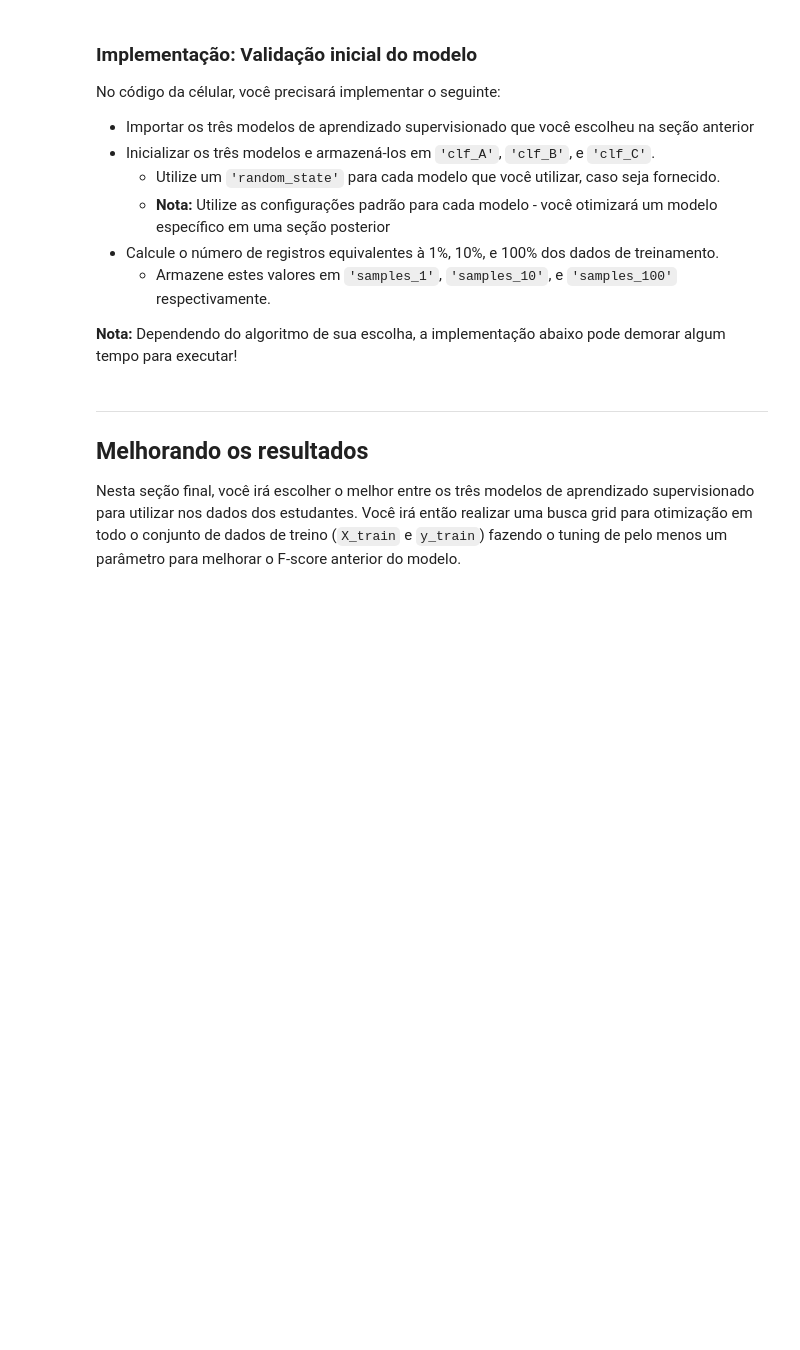
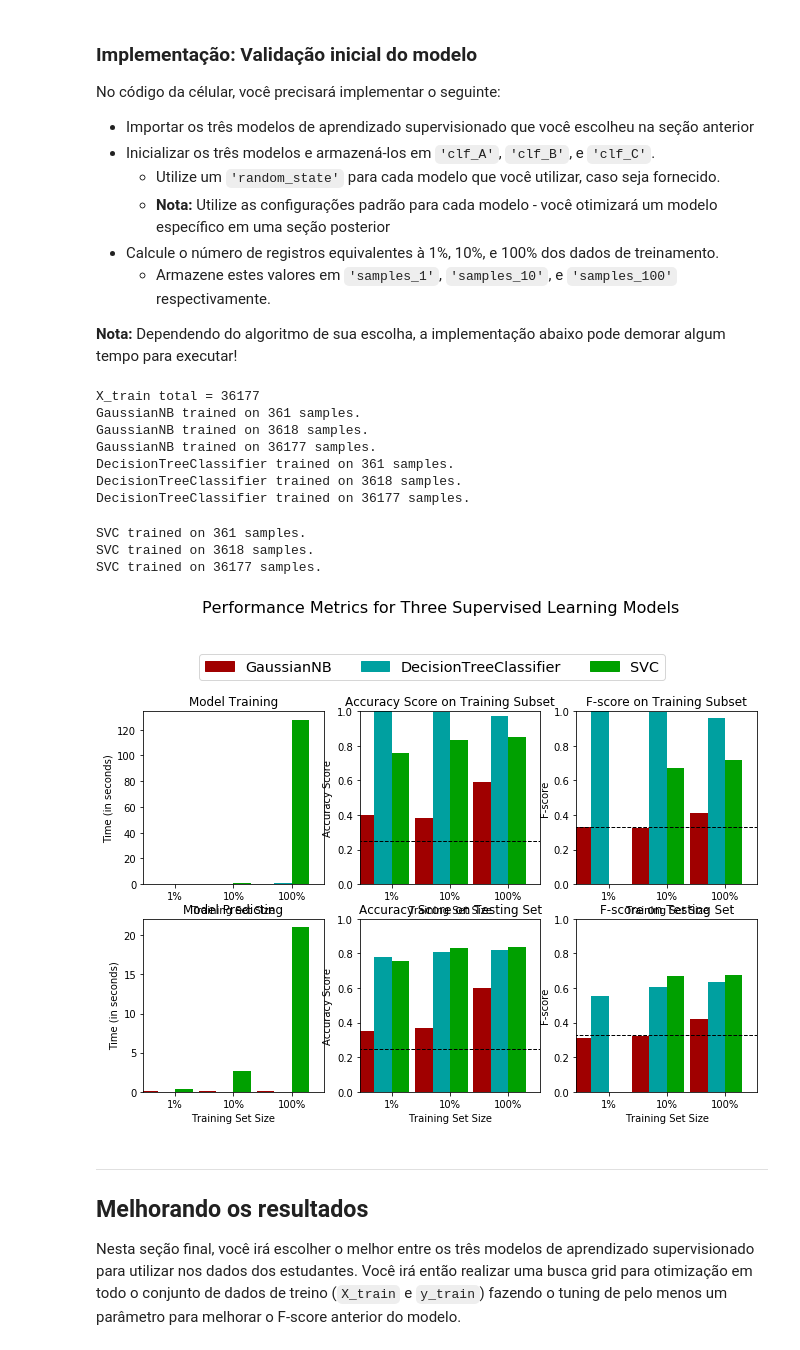
Before and after one commit to jmbrunetto/UdacityCharityML, a Jupyter notebook: finding_donors/finding_donors_PT.ipynb, the cells around one changed output. Cells and saved outputs as stored; diff of their text form; code cells hidden in the pictures; blank space fills up the shorter version.

Commit message:
Visualização Funcionando

```diff
--- a/finding_donors/finding_donors_PT.ipynb
+++ b/finding_donors/finding_donors_PT.ipynb
@@ -349,6 +349,7 @@ Para avaliar adequadamente a performance de cada um dos modelos que você escolh
 # TODO: Import two metrics from sklearn - fbeta_score and accuracy_score
 
 def train_predict(learner, sample_size, X_train, y_train, X_test, y_test):
+    from sklearn.metrics import fbeta_score, accuracy_score
     '''
     inputs:
        - learner: the learning algorithm to be trained and predicted on
@@ -363,33 +364,33 @@ def train_predict(learner, sample_size, X_train, y_train, X_test, y_test):
 
     # TODO: Fit the learner to the training data using slicing with 'sample_size' using .fit(training_features[:], training_labels[:])
     start = time() # Get start time
-    learner = None
+    learner = learner.fit(X_train[:sample_size], y_train[:sample_size])
     end = time() # Get end time
 
     # TODO: Calculate the training time
-    results['train_time'] = None
+    results['train_time'] = end - start
 
     # TODO: Get the predictions on the test set(X_test),
     #       then get predictions on the first 300 training samples(X_train) using .predict()
     start = time() # Get start time
-    predictions_test = None
-    predictions_train = None
+    predictions_test = learner.predict(X_test)
+    predictions_train = learner.predict(X_train[:300])
     end = time() # Get end time
 
     # TODO: Calculate the total prediction time
-    results['pred_time'] = None
+    results['pred_time'] = end - start
 
     # TODO: Compute accuracy on the first 300 training samples which is y_train[:300]
-    results['acc_train'] = None
+    results['acc_train'] = accuracy_score(y_train[:300], predictions_train)
 
     # TODO: Compute accuracy on test set using accuracy_score()
-    results['acc_test'] = None
+    results['acc_test'] = accuracy_score(y_test, predictions_test)
 
     # TODO: Compute F-score on the the first 300 training samples using fbeta_score()
-    results['f_train'] = None
+    results['f_train'] = fbeta_score(y_train[:300], predictions_train, 0.5)
 
     # TODO: Compute F-score on the test set which is y_test
-    results['f_test'] = None
+    results['f_test'] = fbeta_score(y_test, predictions_test, 0.5)
 
     # Success
     print("{} trained on {} samples.".format(learner.__class__.__name__, sample_size))
@@ -409,31 +410,53 @@ No código da célular, você precisará implementar o seguinte:
 **Nota:** Dependendo do algoritmo de sua escolha, a implementação abaixo pode demorar algum tempo para executar!
 # %%
 # TODO: Importe os três modelos de aprendizado supervisionado da sklearn
+#Gaussian Naive Bayes
+from sklearn.naive_bayes import GaussianNB
+#Decision Trees
+from sklearn.tree import DecisionTreeClassifier
+#Support Vector Machines
+from sklearn.svm import SVC
 
 # TODO: Inicialize os três modelos
-clf_A = None
-clf_B = None
-clf_C = None
+clf_A = GaussianNB()
+clf_B = DecisionTreeClassifier(criterion="entropy", random_state=0)
+clf_C = SVC(random_state=0, gamma="auto")
+
 
 # TODO: Calcule o número de amostras para 1%, 10%, e 100% dos dados de treinamento
 # HINT: samples_100 é todo o conjunto de treinamento e.x.: len(y_train)
 # HINT: samples_10 é 10% de samples_100
 # HINT: samples_1 é 1% de samples_100
-samples_100 = None
-samples_10 = None
-samples_1 = None
+# Adicionando o cast int() pois o slicer precisa ser inteiro
+# Adicionando o round() para arrendondar para baixo, pois o tamanho do slicer não pode ser maior que o DS
+print("X_train total = {}".format(len(X_train)))
+samples_100 = int(round(len(X_train)))
+samples_10 = int(round(len(X_train) / 10))
+samples_1 = int(round(len(X_train) / 100))-1
 
 # Colete os resultados dos algoritmos de aprendizado
 results = {}
 for clf in [clf_A, clf_B, clf_C]:
     clf_name = clf.__class__.__name__
     results[clf_name] = {}
     for i, samples in enumerate([samples_1, samples_10, samples_100]):
-        results[clf_name][i] = \
-        train_predict(clf, samples, X_train, y_train, X_test, y_test)
+        # print("Testing {} for {} samples".format(clf, samples))
+        results[clf_name][i] = train_predict(clf, samples, X_train, y_train, X_test, y_test)
 
 # Run metrics visualization for the three supervised learning models chosen
 vs.evaluate(results, accuracy, fscore)
+# %% [output]
+X_train total = 36177
+GaussianNB trained on 361 samples.
+GaussianNB trained on 3618 samples.
+GaussianNB trained on 36177 samples.
+DecisionTreeClassifier trained on 361 samples.
+DecisionTreeClassifier trained on 3618 samples.
+DecisionTreeClassifier trained on 36177 samples.
+SVC trained on 361 samples.
+SVC trained on 3618 samples.
+SVC trained on 36177 samples.
+[figure, added]
 # %% [markdown]
 ----
 ## Melhorando os resultados
```
Also changed, not shown: parts of 2 cells of this notebook, 2 other files.
